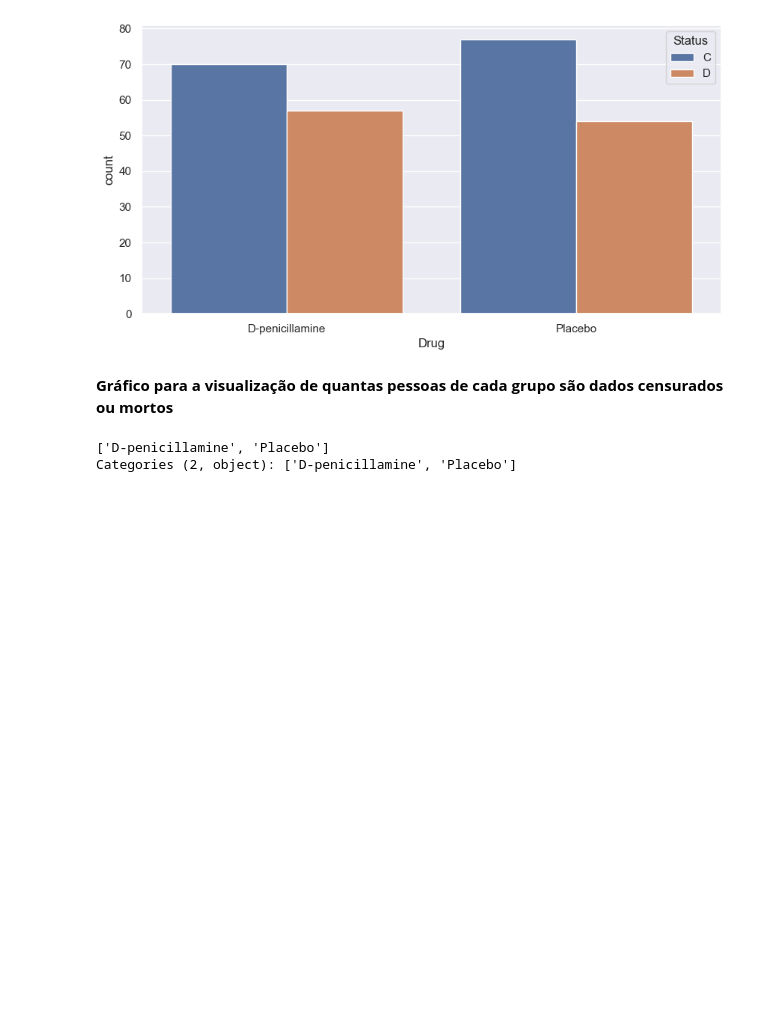
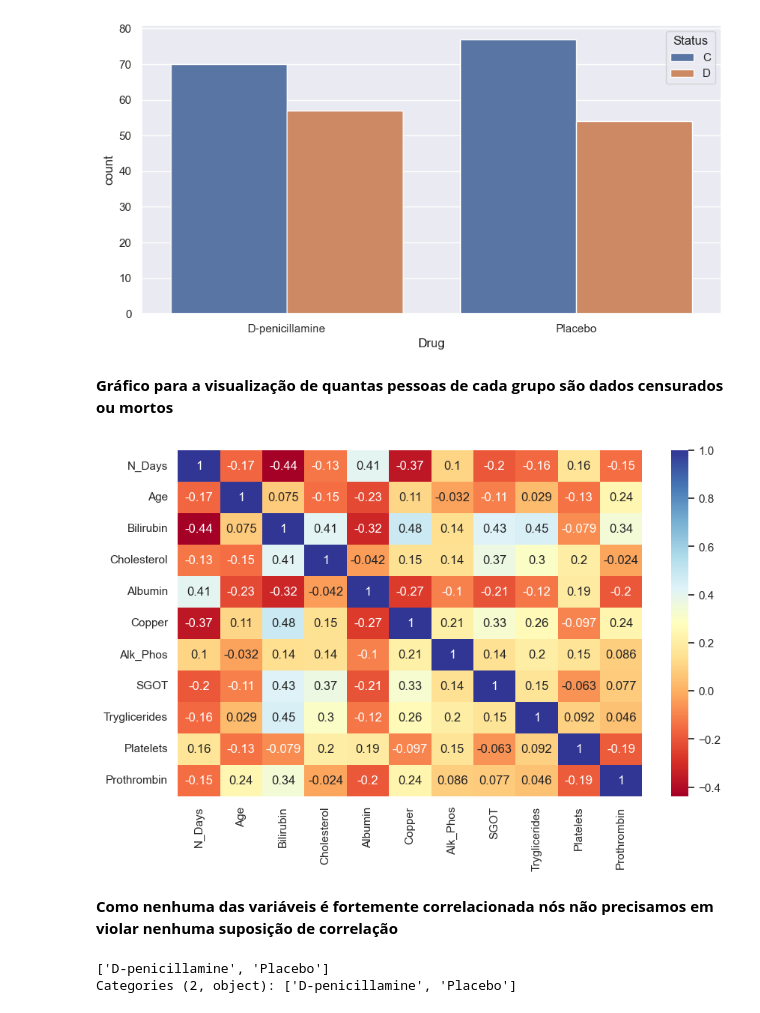
Before and after one commit to GustavoDeutsch/Trabalho_Final_Analise_Sobrevivencia, a Jupyter notebook: expectativa_vida_cirrose.ipynb, the cells around one changed output. Saved outputs shown, nothing was run; the diff lists cells and outputs as text; code cells hidden in the pictures; blank space fills up the shorter version.

```diff
--- a/expectativa_vida_cirrose.ipynb
+++ b/expectativa_vida_cirrose.ipynb
@@ -189,6 +189,14 @@ plt.show()
 [figure]
 # %% [markdown]
 **Gráfico para a visualização de quantas pessoas de cada grupo são dados censurados ou mortos**
+# %%
+plt.figure(figsize=(10,6))
+sns.heatmap(dataset.corr(numeric_only=True), annot=True, cmap='RdYlBu')
+plt.show()
+# %% [output]
+[figure, added]
+# %% [markdown]
+**Como nenhuma das variáveis é fortemente correlacionada nós não precisamos em violar nenhuma suposição de correlação**
 # %%
 from lifelines import KaplanMeierFitter, NelsonAalenFitter
 from lifelines.statistics import logrank_test
```
Also changed, not shown: parts of 14 cells of this notebook.
